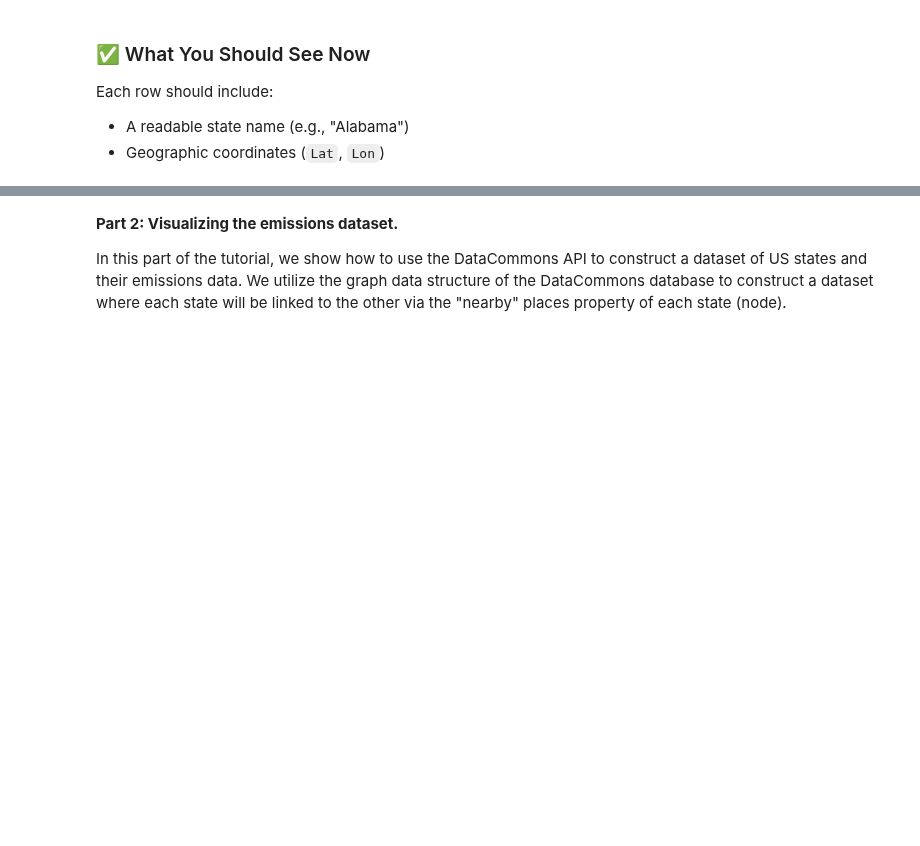
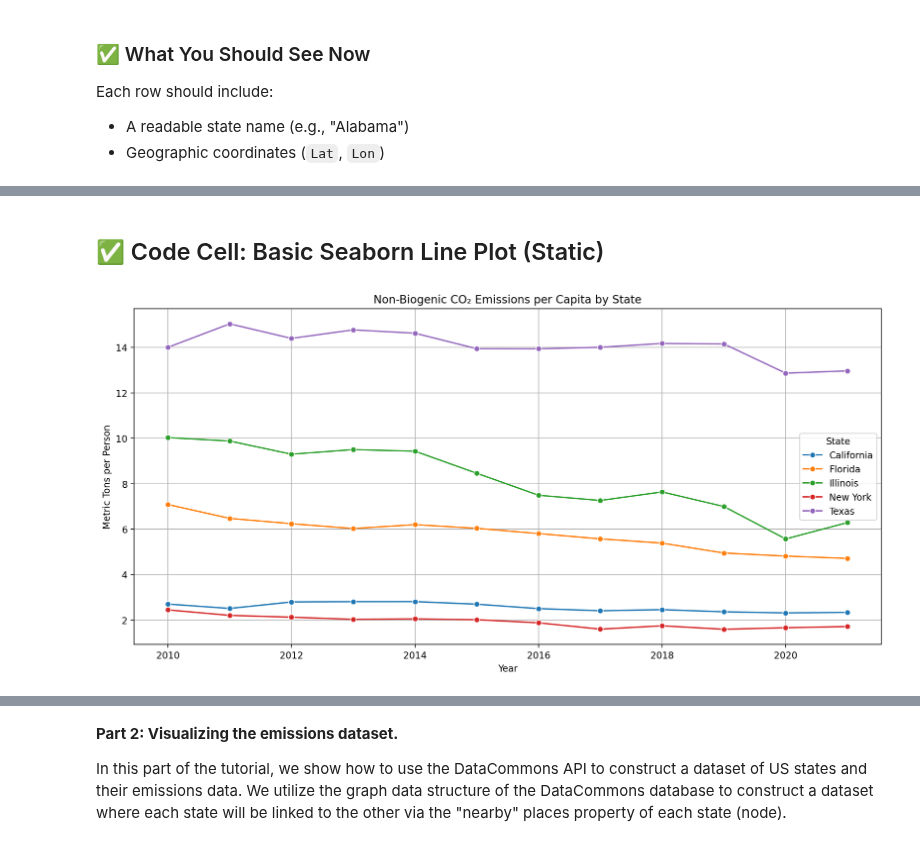
Before and after one commit to Nastiiasaenko/Data-Commons-, a Jupyter notebook: 02_environmental_exploration.ipynb, the cells around one changed output, grey strips where cells are left out. Cells and saved outputs as stored; diff of their text form; code cells hidden in the pictures; blank space fills up the shorter version.

Commit message:
Adding more steps and plots

```diff
--- a/02_environmental_exploration.ipynb
+++ b/02_environmental_exploration.ipynb
@@ -442,0 +524,25 @@ dc.get_places_in(['geoId/06'], 'State')
+# %% [markdown]
+## ✅ Code Cell: Basic Seaborn Line Plot (Static)
+# %%
+import seaborn as sns
+import matplotlib.pyplot as plt
+
+# Select a few states to compare
+selected_states = ['California', 'Texas', 'Florida', 'New York', 'Illinois']
+
+# Filter the dataframe
+plot_df = df_wide[df_wide['Name'].isin(selected_states)]
+
+# Plot
+plt.figure(figsize=(12, 6))
+sns.lineplot(data=plot_df, x='Year', y='CO2_NonBio_per_capita', hue='Name', marker='o')
+
+plt.title("Non-Biogenic CO₂ Emissions per Capita by State")
+plt.ylabel("Metric Tons per Person")
+plt.xlabel("Year")
+plt.grid(True)
+plt.tight_layout()
+plt.legend(title="State")
+plt.show()
+# %% [output]
+[figure, added]
```
Also changed, not shown: parts of 16 cells of this notebook.
